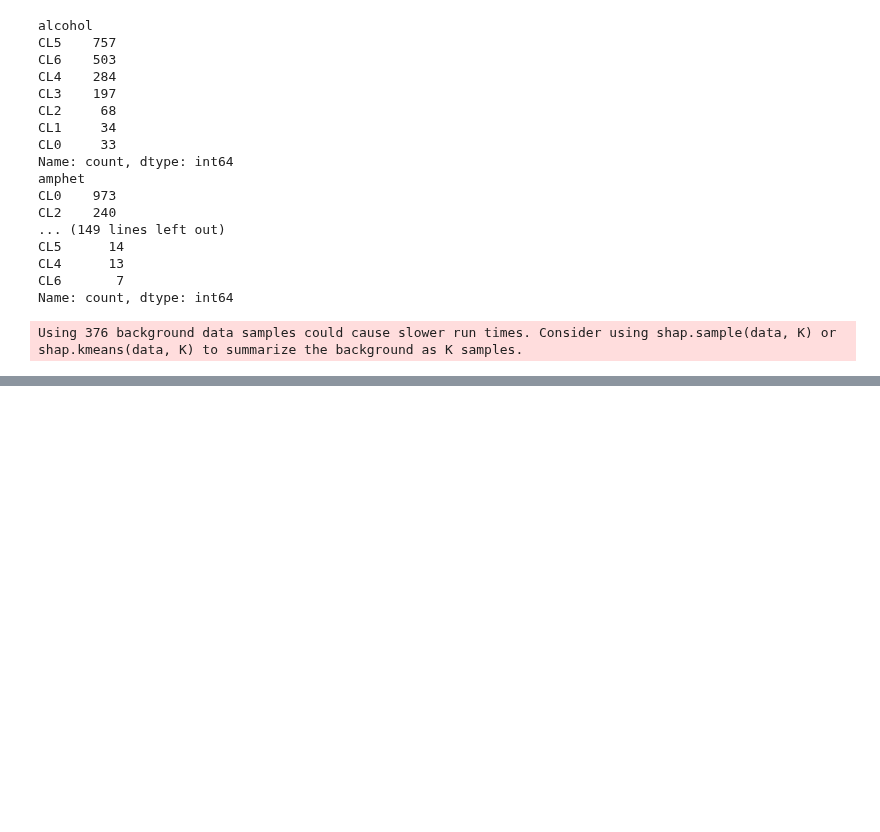
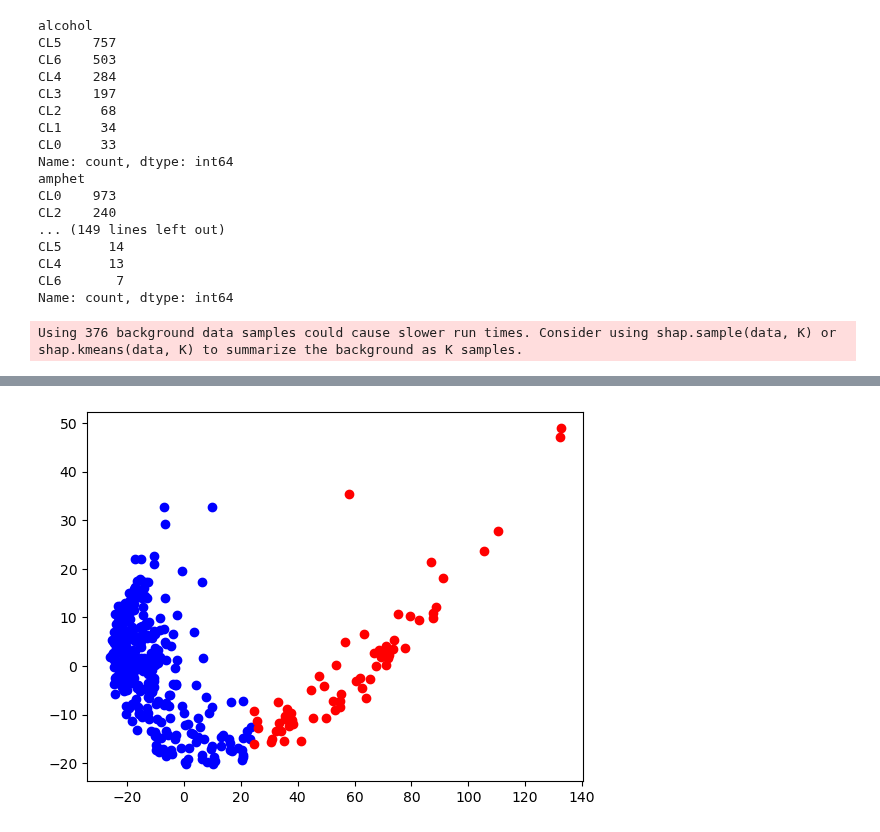
Before and after one commit to ConnorMacdonaldYYC/HCML_Project, a Jupyter notebook: evaluation.ipynb, the cells around one changed output, grey strips where cells are left out. Cells and saved outputs as stored; diff of their text form; code cells hidden in the pictures; blank space fills up the shorter version.

```diff
--- a/evaluation.ipynb
+++ b/evaluation.ipynb
@@ -160,0 +164,29 @@ plt.show()
+# %%
+
+from sklearn.preprocessing import StandardScaler
+from scipy.spatial.distance import pdist, squareform
+from sklearn.cluster import KMeans, SpectralClustering
+from sklearn.decomposition import PCA
+
+scaled_values = StandardScaler().fit_transform(lime_values_featureless)
+pairwise_distances = squareform(pdist(scaled_values, "euclidean"))
+cluster_evaluations = []
+
+kmeans = KMeans(n_clusters=2).fit(pairwise_distances)
+spectral_clusters = SpectralClustering(n_clusters=2, affinity="precomputed").fit(pairwise_distances)
+
+pca = PCA(2)
+#Transform the data
+df = pca.fit_transform(pairwise_distances)
+kmeans = KMeans(n_clusters= 2)
+label = kmeans.fit_predict(df)
+#filter rows of original data
+filtered_label0 = df[label == 0]
+filtered_label1 = df[label == 1]
+#plotting the results
+plt.scatter(filtered_label0[:,0] , filtered_label0[:,1], color='blue')
+plt.scatter(filtered_label1[:,0] , filtered_label1[:,1], color='red')
+
+plt.show()
+# %% [output]
+[figure, added]
```
Also changed, not shown: parts of 11 cells of this notebook, 1 other file.
